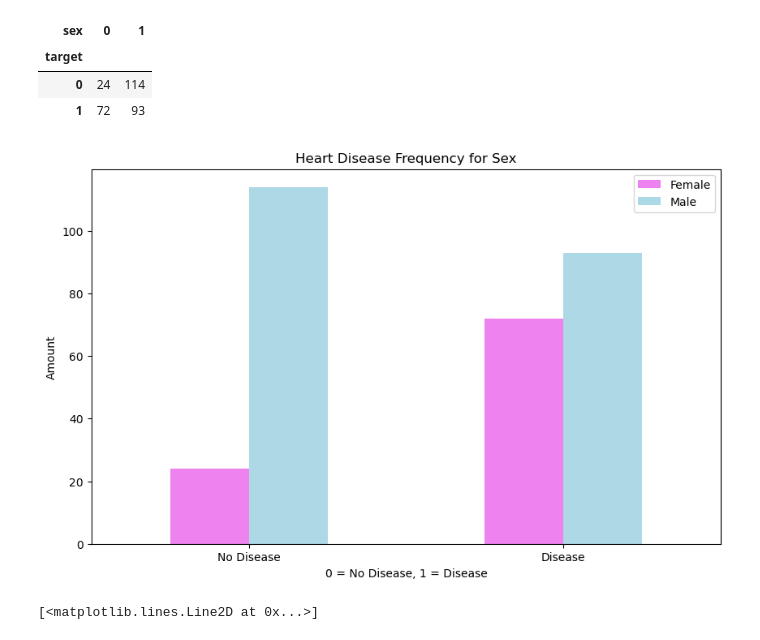
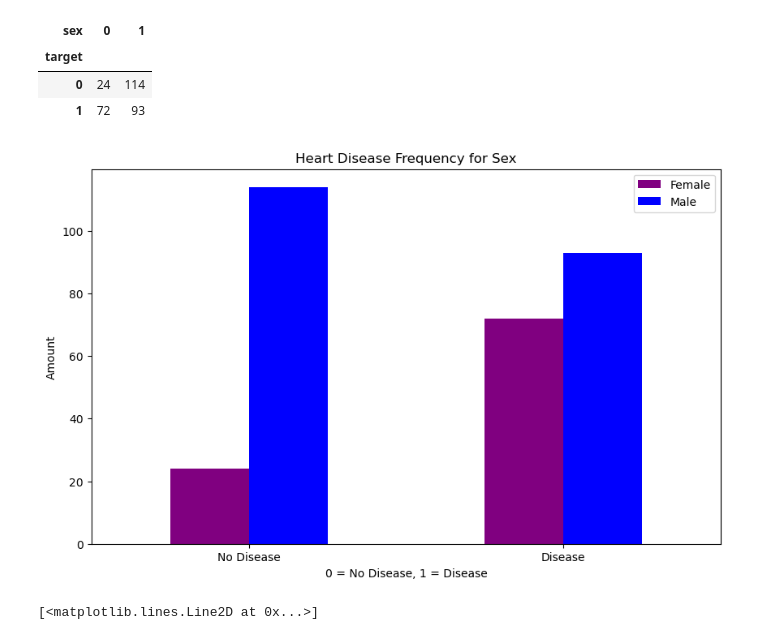
Before and after one commit to lorenarms/Machine_Learning, a Jupyter notebook: heart_disease_project/Predict-Heart-Disease.ipynb, the cells around one changed output. Saved outputs shown, nothing was run; the diff lists cells and outputs as text; code cells hidden in the pictures.

```diff
--- a/heart_disease_project/Predict-Heart-Disease.ipynb
+++ b/heart_disease_project/Predict-Heart-Disease.ipynb
@@ -163,17 +170,17 @@ pd.crosstab(df.target, df.sex)
 # %%
 # plot of the above crosstab
 pd.crosstab(df.target, df.sex).plot(kind="bar",
                                    figsize=(10, 6),
-                                   color=["violet", "lightblue"]);
+                                   color=["purple", "blue"]);
 plt.title("Heart Disease Frequency for Sex")
 plt.xlabel("0 = No Disease, 1 = Disease")
 plt.ylabel("Amount")
 
 plt.legend(["Female", "Male"]);
 
 plt.xticks(rotation=0, ticks=[0,1], labels=['No Disease', 'Disease']);
 # %% [output]
-[figure, old version]
+[figure, new version]
 # %%
 plt.figure(figsize=(10,6))
 plt.scatter(df.age[df.target==1],
```
Also changed, not shown: parts of 24 cells of this notebook.
